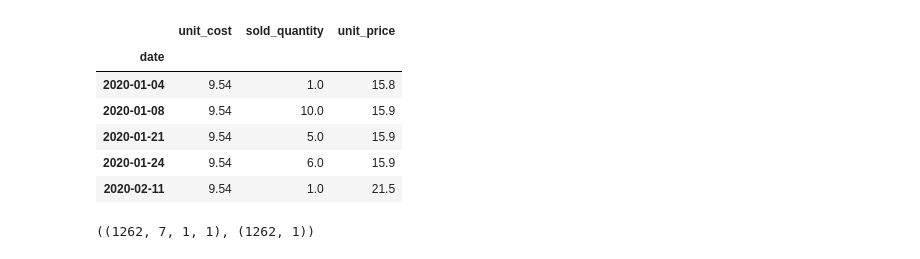
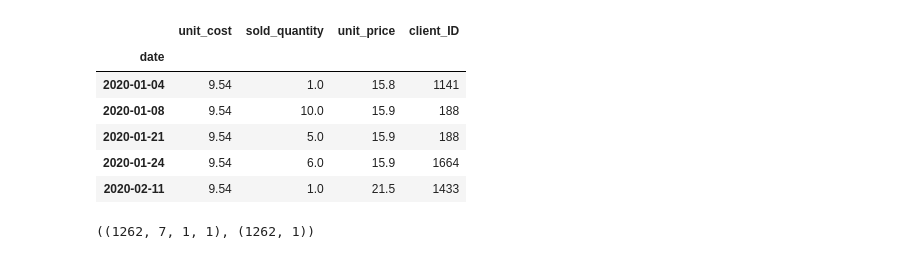
Before and after one commit to marinandres/InventoryOptimizationRNN, a Jupyter notebook: forecast_model.ipynb, the cells around one changed output. Saved outputs shown, nothing was run; the diff lists cells and outputs as text; code cells hidden in the pictures.

```diff
--- a/forecast_model.ipynb
+++ b/forecast_model.ipynb
@@ -16,25 +17,25 @@ from keras.optimizers import Adam
 # %%
 df = pd.read_csv('stats.csv')
 df['date'] = pd.to_datetime(df['date'])
 df = df[df['item_description'] == 'Botella_750ml']
 columns_drop = ['business', 'category', 'document', 'document_ID', 'client_name','total_sale_price', 'delivery_price',
        'gross_profit', 'total_taxes', 'total_tax_retention', 'current_balance',
-       'amount_paid', 'payment_dates', 'gross_profit_percentage', 'address',
-       'client_ID', 'item_ID', 'year_extracted', 'month_extracted','packaging','packaging','total_cost','item_description',
+       'amount_paid', 'payment_dates', 'gross_profit_percentage', 'address', 'item_ID', 'year_extracted', 'month_extracted','packaging','packaging','total_cost','item_description',
        'day_extracted']
 df = df.drop(columns=columns_drop)
 df['date'] = pd.to_datetime(df['date'])
+df["client_ID"] = df["client_ID"].astype(int)
 #df = df.groupby(['first_day_of_month']).agg({'unit_cost': 'mean', 'sold_quantity': 'sum', 'unit_price': 'mean'}).reset_index()
 df.set_index('date', inplace=True)
 df.head()
 # %% [output]
-|  | unit_cost | sold_quantity | unit_price |
-| date |  |  |  |
-| 2020-01-04 | 9.54 | 1.0 | 15.8 |
-| 2020-01-08 | 9.54 | 10.0 | 15.9 |
-| 2020-01-21 | 9.54 | 5.0 | 15.9 |
-| 2020-01-24 | 9.54 | 6.0 | 15.9 |
-| 2020-02-11 | 9.54 | 1.0 | 21.5 |
+|  | unit_cost | sold_quantity | unit_price | client_ID |
+| date |  |  |  |  |
+| 2020-01-04 | 9.54 | 1.0 | 15.8 | 1141 |
+| 2020-01-08 | 9.54 | 10.0 | 15.9 | 188 |
+| 2020-01-21 | 9.54 | 5.0 | 15.9 | 188 |
+| 2020-01-24 | 9.54 | 6.0 | 15.9 | 1664 |
+| 2020-02-11 | 9.54 | 1.0 | 21.5 | 1433 |
 # %%
 #train = df.loc[:'2023-01-01']
 #test = df.loc['2023-02-01':]
```
Also changed, not shown: parts of 8 cells of this notebook, 1 other file.
